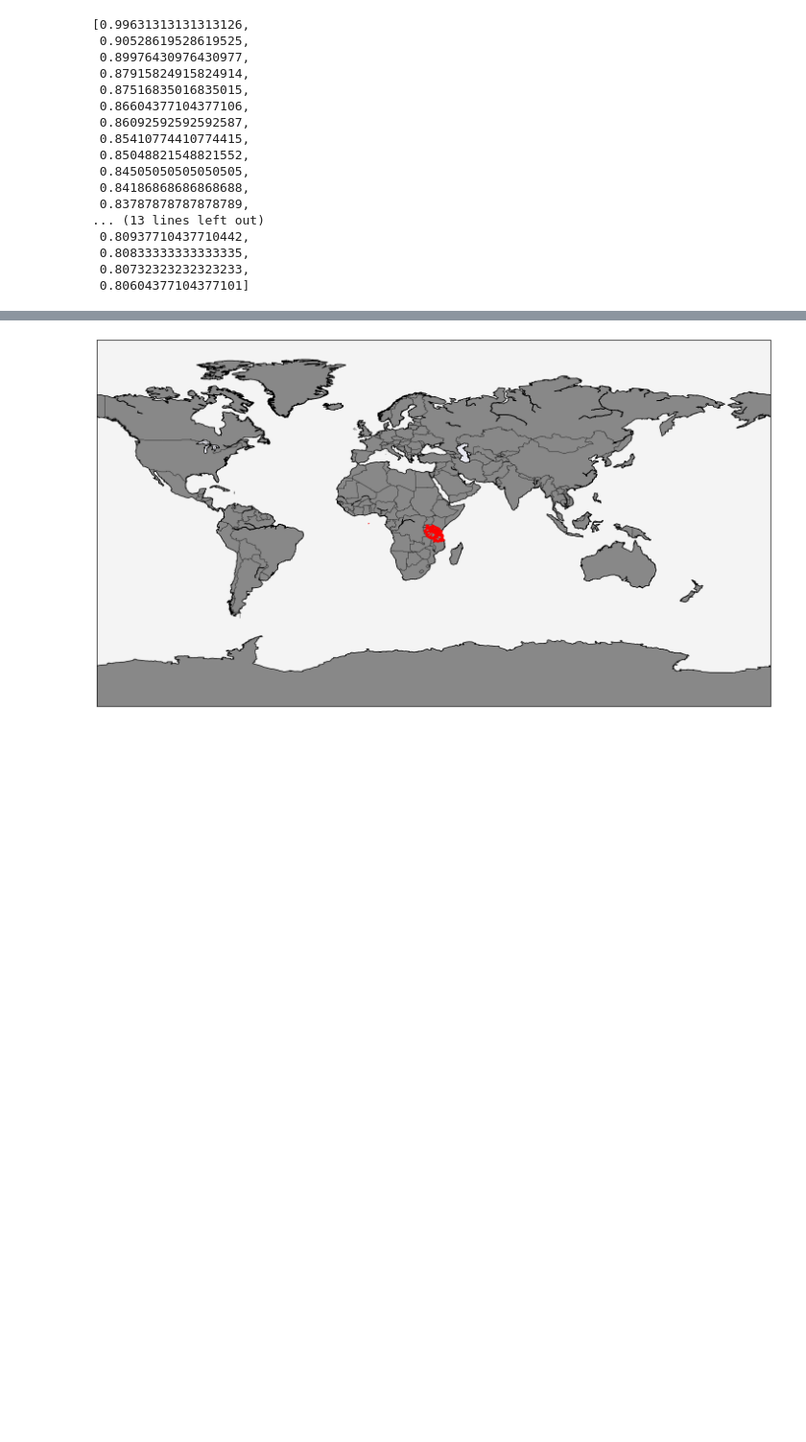
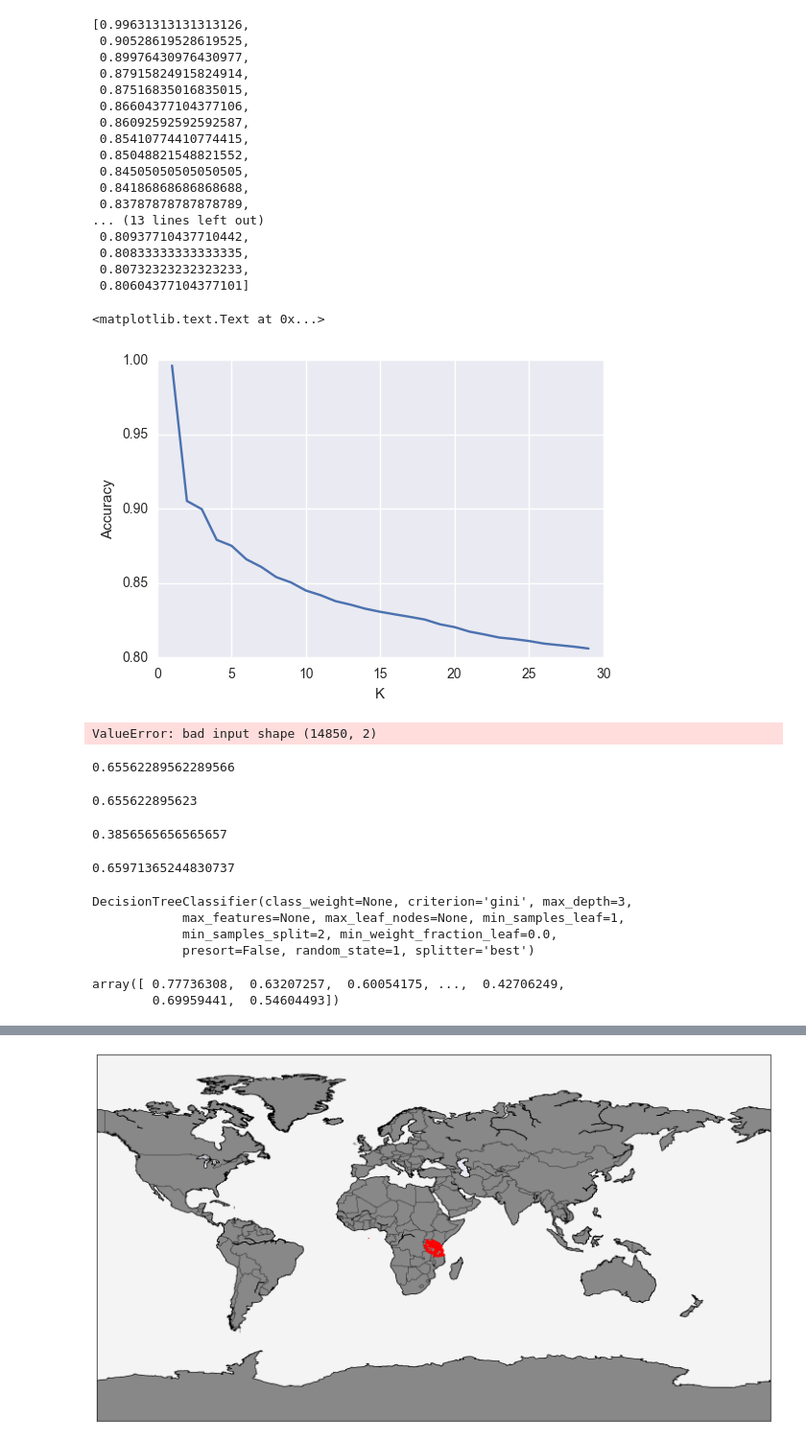
Before and after one commit to cpkeenan/sfdat28-Keenan, a Jupyter notebook: Final_Project/Tanzania.ipynb, the cells around one changed output, grey strips where cells are left out. Shown at 96% size. Drawn from its saved outputs; the diff is of its cells as text; code cells hidden in the pictures; blank space fills up the shorter version.

```diff
--- a/Final_Project/Tanzania.ipynb
+++ b/Final_Project/Tanzania.ipynb
@@ -156,5 +214,3 @@ sns.heatmap(table.corr())
 # %% [output]
 <matplotlib.axes._subplots.AxesSubplot at 0x...>
 [figure]
-# %%
-table['status_group'] = table.status_group.dtype('f)
@@ -166,3 +217,10 @@ y = table.status_group
+# %%
+# Picked thinking these should be important
+
+X, y = table.drop('status_group', axis = 1), table['status_group']
+feature_cols = ['water_quality', 'population', 'quantity', 'gps_height', 'source']
+X = table[feature_cols]
+y = table.status_group
 # %%
 knn = KNeighborsClassifier(5)
 cross_val_score(knn, X, y, cv=10, scoring='accuracy').mean()
@@ -170,0 +229,5 @@ cross_val_score(knn, X, y, cv=10, scoring='accuracy').mean()
+# %%
+knn = KNeighborsClassifier()
+param_grid = {'n_neighbors': range(1, 29, 2)}
+grid = GridSearchCV(knn, param_grid, cv=5, scoring='accuracy')
+grid.fit(X, y)
@@ -202,3 +305,8 @@ knn = KNeighborsClassifier(5)
 cross_val_score(knn, X, y, cv=10, scoring='accuracy').mean()
 # %% [output]
 0.81984854594887757
+# %%
+knn = KNeighborsClassifier()
+param_grid = {'n_neighbors': range(1, 29, 2)}
+grid = GridSearchCV(knn, param_grid, cv=5, scoring='accuracy')
+grid.fit(X, y)
@@ -228,3 +344,10 @@ scores
  0.80833333333333335,
  0.80732323232323233,
  0.80604377104377101]
+# %%
+plt.plot(range(1,30), scores)
+plt.ylabel("Accuracy")
+plt.xlabel("K")
+# %% [output]
+<matplotlib.text.Text at 0x...>
+[figure, added]
@@ -230,0 +357,38 @@ scores
+# %%
+from sklearn.linear_model import LogisticRegression
+logreg = LogisticRegression()
+logreg.fit(X_train, y_train)
+preds = logreg.predict_proba(X_test)
+fpr, tpr, thres = metrics.roc_curve(y_test, preds)
+plt.plot(fpr, tpr)
+# %% [output]
+ValueError: bad input shape (14850, 2)
+# %%
+logreg.score(X_test, y_test)
+# %% [output]
+0.65562289562289566
+# %%
+preds = logreg.predict(X_test)
+from sklearn import metrics
+print metrics.accuracy_score(y_test, preds)
+# %% [output]
+0.655622895623
+# %%
+y_test.mean()
+1 - y_test.mean()
+# %% [output]
+0.3856565656565657
+# %%
+logreg = LogisticRegression()
+cross_val_score(logreg, X, y, cv=10, scoring='accuracy').mean()
+# %% [output]
+0.65971365244830737
+# %%
+from sklearn.tree import DecisionTreeClassifier
+treeclf = DecisionTreeClassifier(max_depth=3, random_state=1)
+treeclf.fit(X, y)
+# %% [output]
+DecisionTreeClassifier(class_weight=None, criterion='gini', max_depth=3,
+            max_features=None, max_leaf_nodes=None, min_samples_leaf=1,
+            min_samples_split=2, min_weight_fraction_leaf=0.0,
+            presort=False, random_state=1, splitter='best')
@@ -230,0 +400,5 @@ scores
+# %%
+preds[:,1]
+# %% [output]
+array([ 0.77736308,  0.63207257,  0.60054175, ...,  0.42706249,
+        0.69959441,  0.54604493])
```
Also changed, not shown: parts of 49 cells of this notebook, 10 other files.
